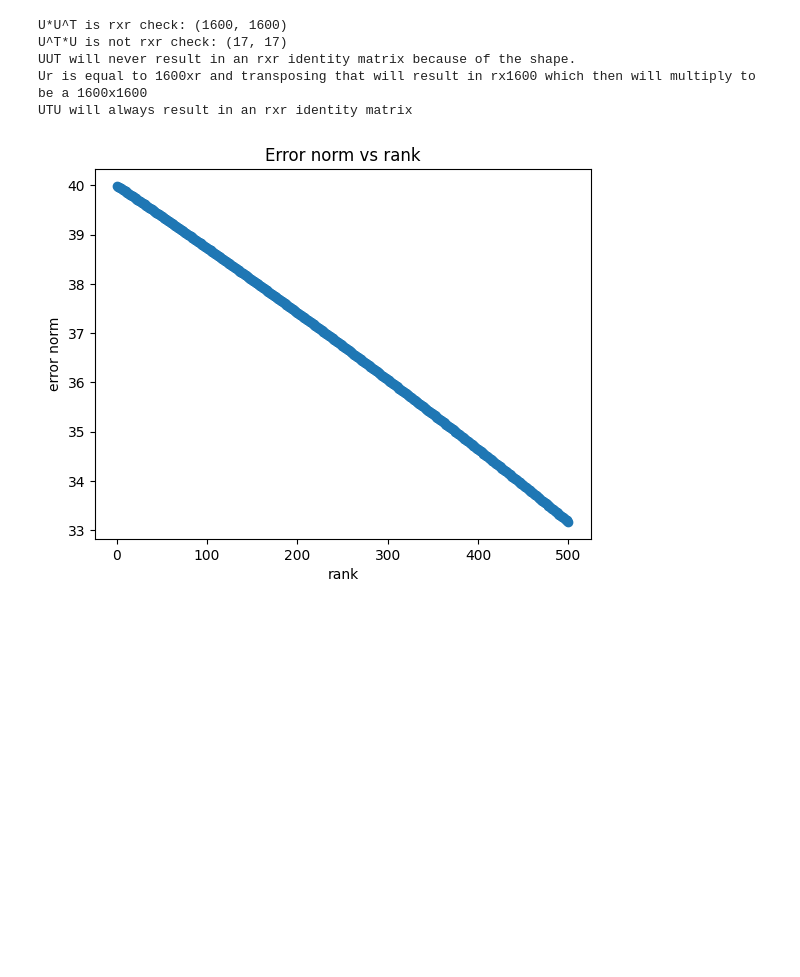
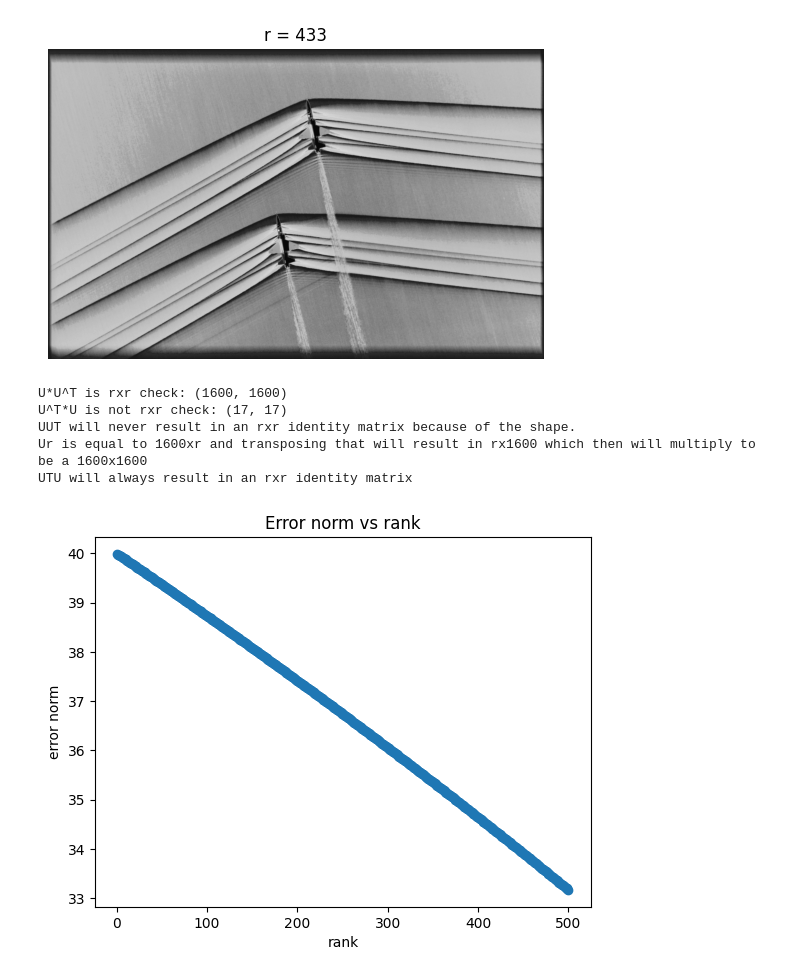
Before and after one commit to stephendyoung/MAE5020, a Jupyter notebook: HW1/HW1.ipynb, the cells around one changed output. Drawn from its saved outputs; the diff is of its cells as text; code cells hidden in the pictures; blank space fills up the shorter version.

```diff
--- a/HW1/HW1.ipynb
+++ b/HW1/HW1.ipynb
@@ -89,3 +114,12 @@ IndexError: too many indices for array: array is 1-dimensional, but 2 were index
+# %%
+Xapprox =  U[:,:433] @ S[0:433,:433] @ VT[:433,:]
+img = plt.imshow(Xapprox)
+img.set_cmap('gray')
+plt.axis('off')
+plt.title('r = ' + str(433))
+plt.show()
+# %% [output]
+[figure, added]
 # %%
 
 r = 17
```
Also changed, not shown: parts of 6 cells of this notebook, 2 other files.
